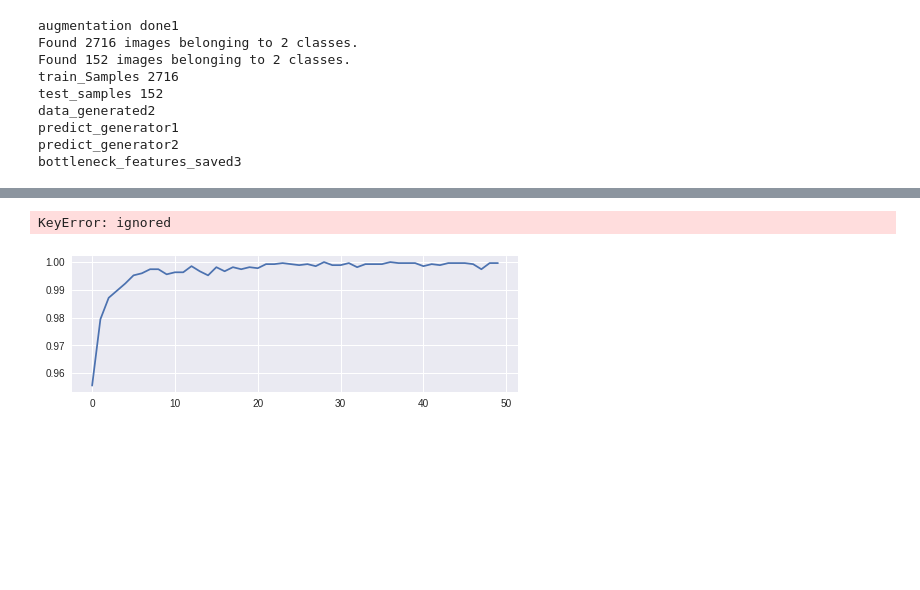
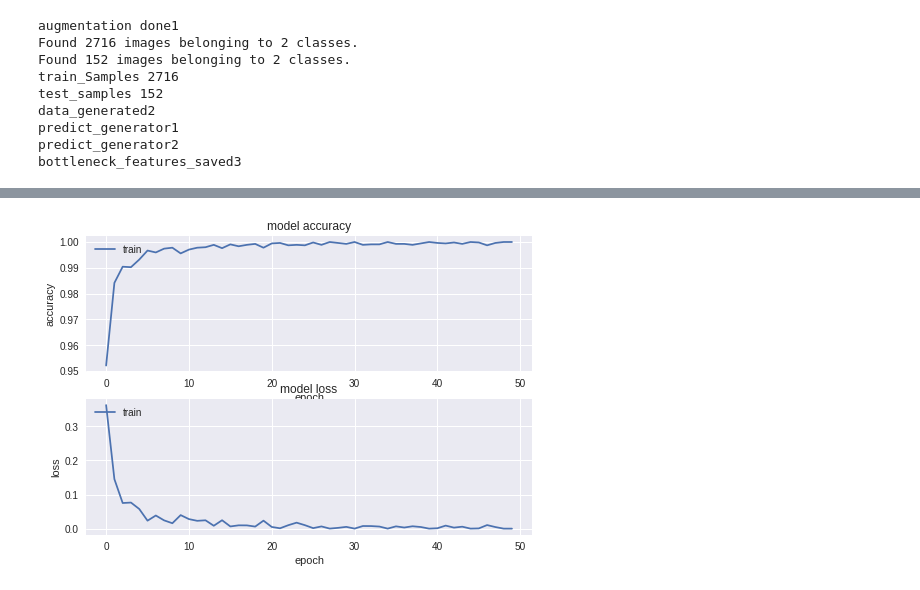
Before and after one commit to aksh98/Advanced_Biometrics_Assignments, a Jupyter notebook: BiometricsProject.ipynb, the cells around one changed output, grey strips where cells are left out. Saved outputs shown, nothing was run; the diff lists cells and outputs as text; code cells hidden in the pictures; blank space fills up the shorter version.

Commit message:
lalalalalallalala 100% accuracy :)

```diff
--- a/BiometricsProject.ipynb
+++ b/BiometricsProject.ipynb
@@ -225,6 +246,7 @@ bottleneck_features_saved3
 # %%
 from keras.layers import BatchNormalization
 import matplotlib.pyplot as plt
+from keras.utils import to_categorical
 
 original_len = 1536
 swapped_len = 1180
@@ -244,8 +266,11 @@ def train_top_model():
 
     ####  CHANGE THISSSSS -------------------
 
-    train_labels = np.array([0]*original_len + [1]*swapped_len).astype('float32')
-    test_labels = np.array([0]*original_test + [1]*swapped_test).astype('float32')
+    train_labels = np.array([1]*original_len + [0]*swapped_len).astype('float32')
+    encoded_train = to_categorical(train_labels)
+    test_labels = np.array([1]*original_test + [0]*swapped_test).astype('float32')
+    encoded_test = to_categorical(test_labels)
+
 
     ##### -----------------------------------
 
@@ -254,7 +279,7 @@ def train_top_model():
     model.add(BatchNormalization())
     model.add(Dense(256,activation='relu'))
     model.add(Dropout(0.5))
-    model.add(Dense(1,activation = 'sigmoid'))
+    model.add(Dense(2,activation = 'sigmoid'))
 
 
     model.compile(loss='binary_crossentropy',
@@ -262,19 +287,19 @@ def train_top_model():
           metrics=['accuracy'])
 
     print("heylp")
-    history = model.fit(train_data,train_labels,
+    history = model.fit(train_data,encoded_train,
              epochs=epochs,batch_size = batch_size)
 
     model.save_weights(top_model_weights_path)
 
-    (eval_loss,eval_accuracy) = model.evaluate(test_data,test_labels,batch_size=batch_size,verbose=1)
+    (eval_loss,eval_accuracy) = model.evaluate(test_data,encoded_test,batch_size=batch_size,verbose=1)
 
     plt.figure(1)
 
      # summarize history for accuracy
     plt.subplot(211)
     plt.plot(history.history['acc'])
-    plt.plot(history.history['val_acc'])
+#     plt.plot(history.history['val_acc'])
     plt.title('model accuracy')
     plt.ylabel('accuracy')
     plt.xlabel('epoch')
@@ -284,7 +309,7 @@ def train_top_model():
 
     plt.subplot(212)
     plt.plot(history.history['loss'])
-    plt.plot(history.history['val_loss'])
+#     plt.plot(history.history['val_loss'])
     plt.title('model loss')
     plt.ylabel('loss')
     plt.xlabel('epoch')
@@ -324,4 +349,3 @@ Epoch 50/50
 152/152 [==============================] - 0s 2ms/step
-KeyError: ignored
-[figure, old version]
+[figure, new version]
 # %%
```
Also changed, not shown: parts of 6 cells of this notebook.
